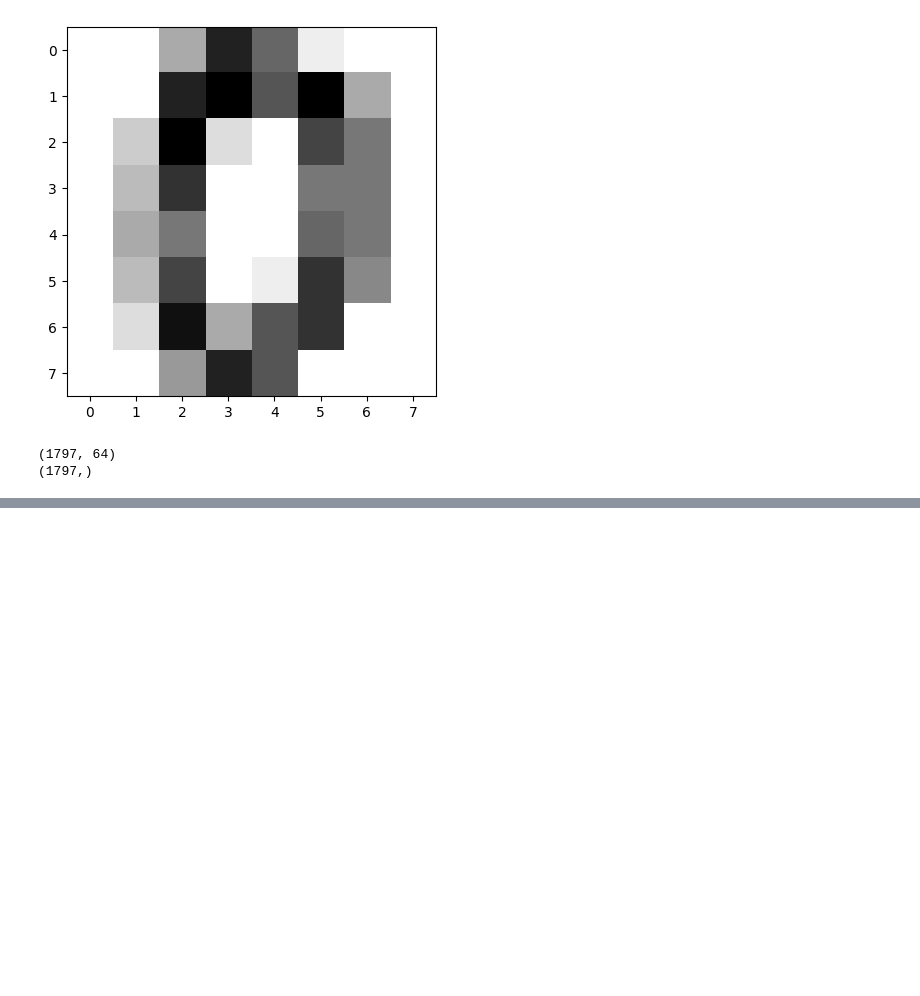
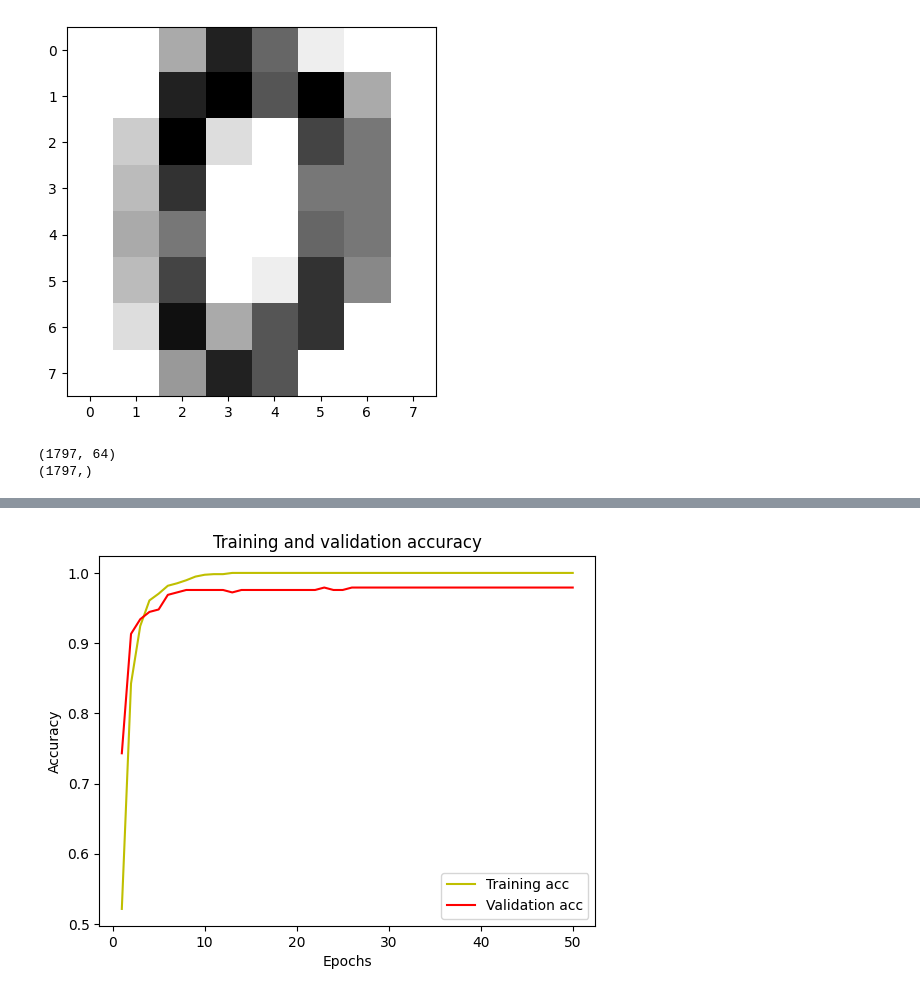
Before and after one commit to chaeeun0405/ML_Class, a Jupyter notebook: 5주차/ML_5-1.ipynb, the cells around one changed output, grey strips where cells are left out. Cells and saved outputs as stored; diff of their text form; code cells hidden in the pictures; blank space fills up the shorter version.

```diff
--- a/5주차/ML_5-1.ipynb
+++ b/5주차/ML_5-1.ipynb
@@ -50,0 +113,13 @@ model.compile(
+# %%
+# 학습/검증 정확도 시각화
+acc = history.history['accuracy']
+val_acc = history.history['val_accuracy']
+plt.plot(epochs, acc, 'y', label='Training acc')
+plt.plot(epochs, val_acc, 'r', label='Validation acc')
+plt.title('Training and validation accuracy')
+plt.xlabel('Epochs')
+plt.ylabel('Accuracy')
+plt.legend()
+plt.show()
+# %% [output]
+[figure, added]
```
Also changed, not shown: parts of 6 cells of this notebook.
